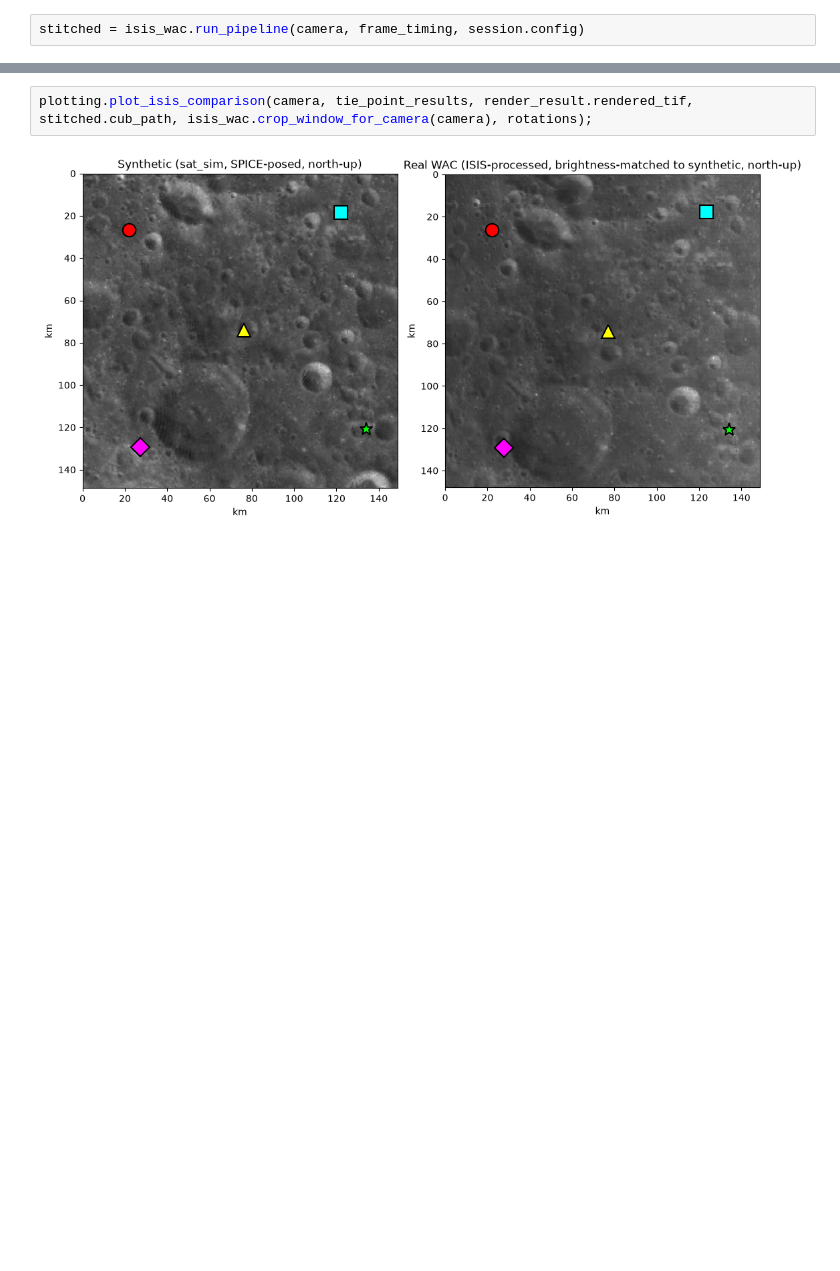
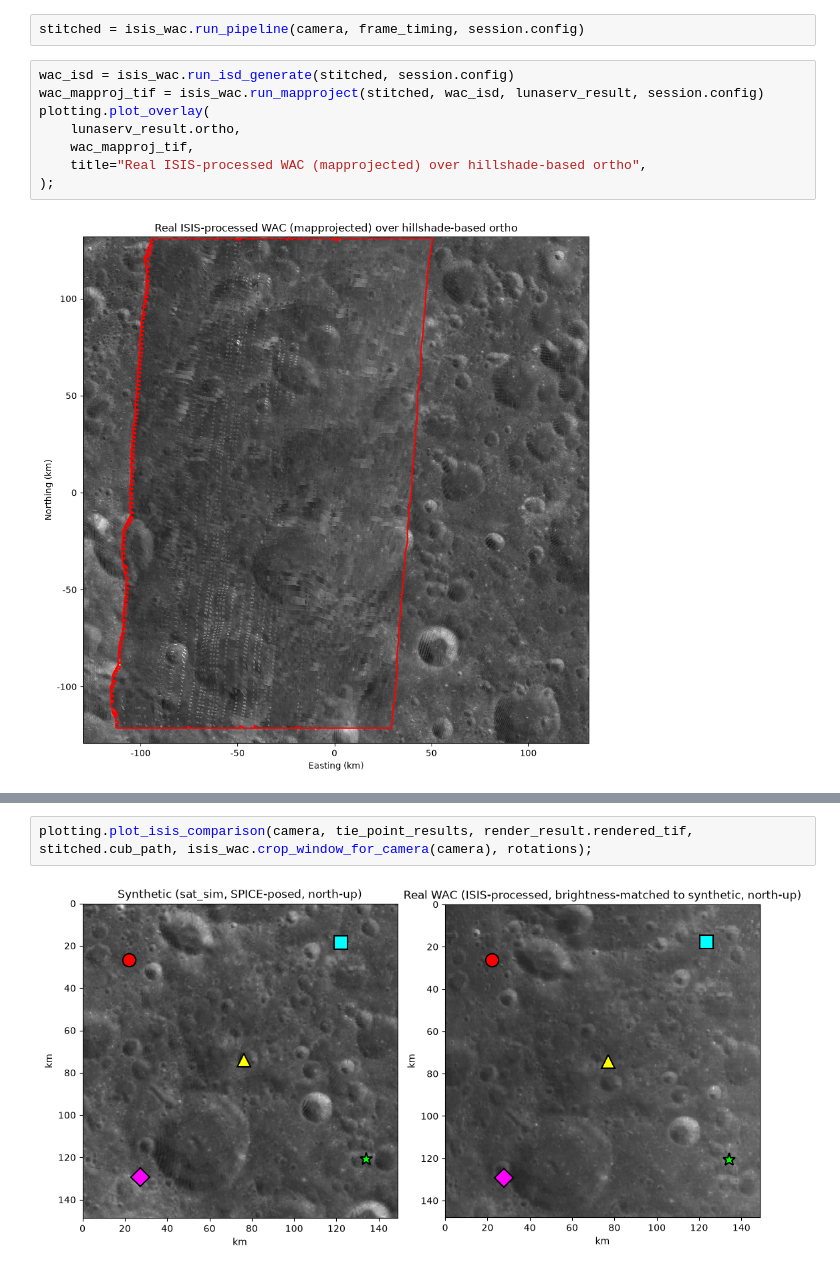
Before and after one commit to trey0/trntest, a Jupyter notebook: notebooks/lunar_sat_sim_demo.ipynb, the cells around one changed output, grey strips where cells are left out. Saved outputs shown, nothing was run; the diff lists cells and outputs as text; blank space fills up the shorter version.

```diff
--- a/notebooks/lunar_sat_sim_demo.ipynb
+++ b/notebooks/lunar_sat_sim_demo.ipynb
@@ -179,2 +179,12 @@ Phase 5's comparison uses `wac.py`'s manual framelet-stacking (hand-derived byte
 # %%
 stitched = isis_wac.run_pipeline(camera, frame_timing, session.config)
+# %%
+wac_isd = isis_wac.run_isd_generate(stitched, session.config)
+wac_mapproj_tif = isis_wac.run_mapproject(stitched, wac_isd, lunaserv_result, session.config)
+plotting.plot_overlay(
+    lunaserv_result.ortho,
+    wac_mapproj_tif,
+    title="Real ISIS-processed WAC (mapprojected) over hillshade-based ortho",
+);
+# %% [output]
+[figure, added]
```
Also changed, not shown: parts of 7 cells of this notebook, 7 other files.
